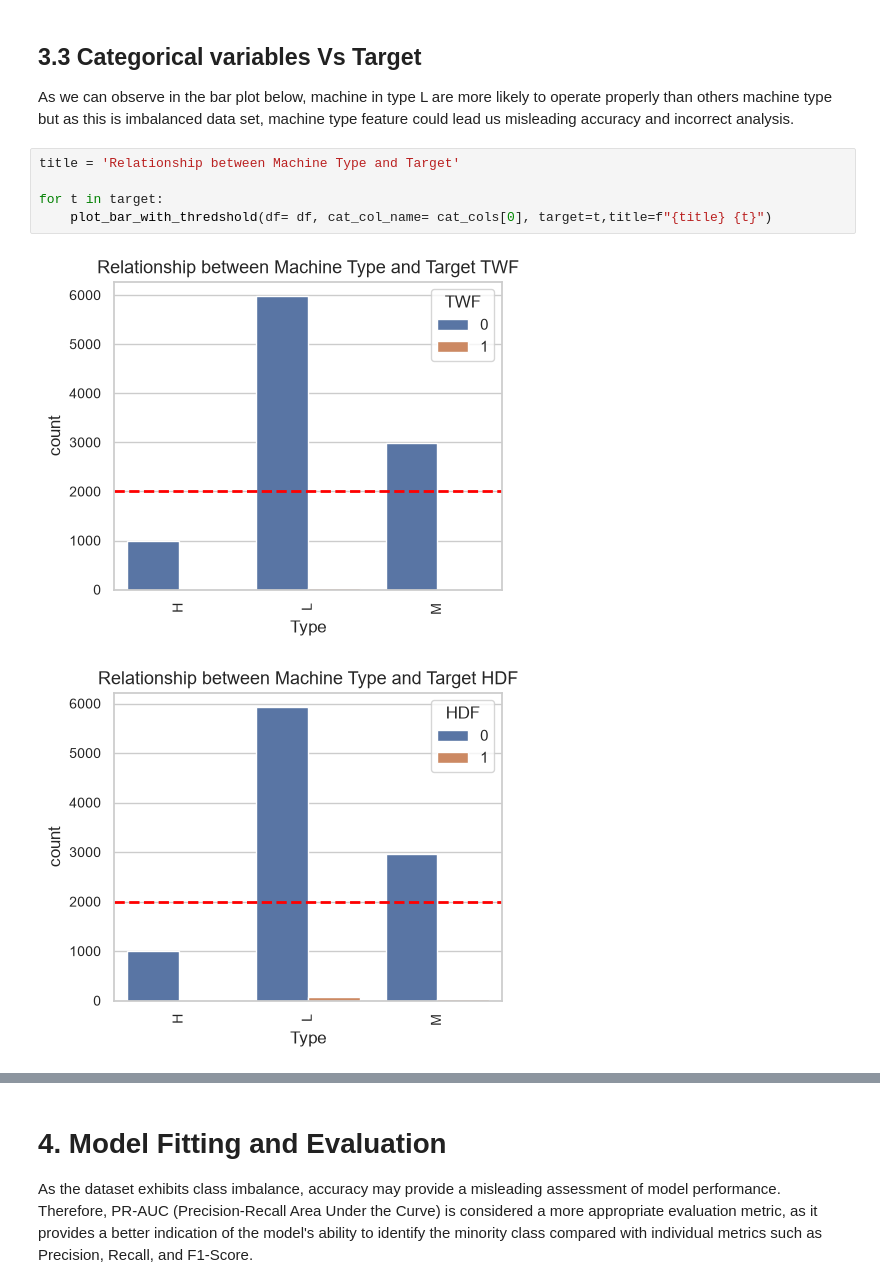
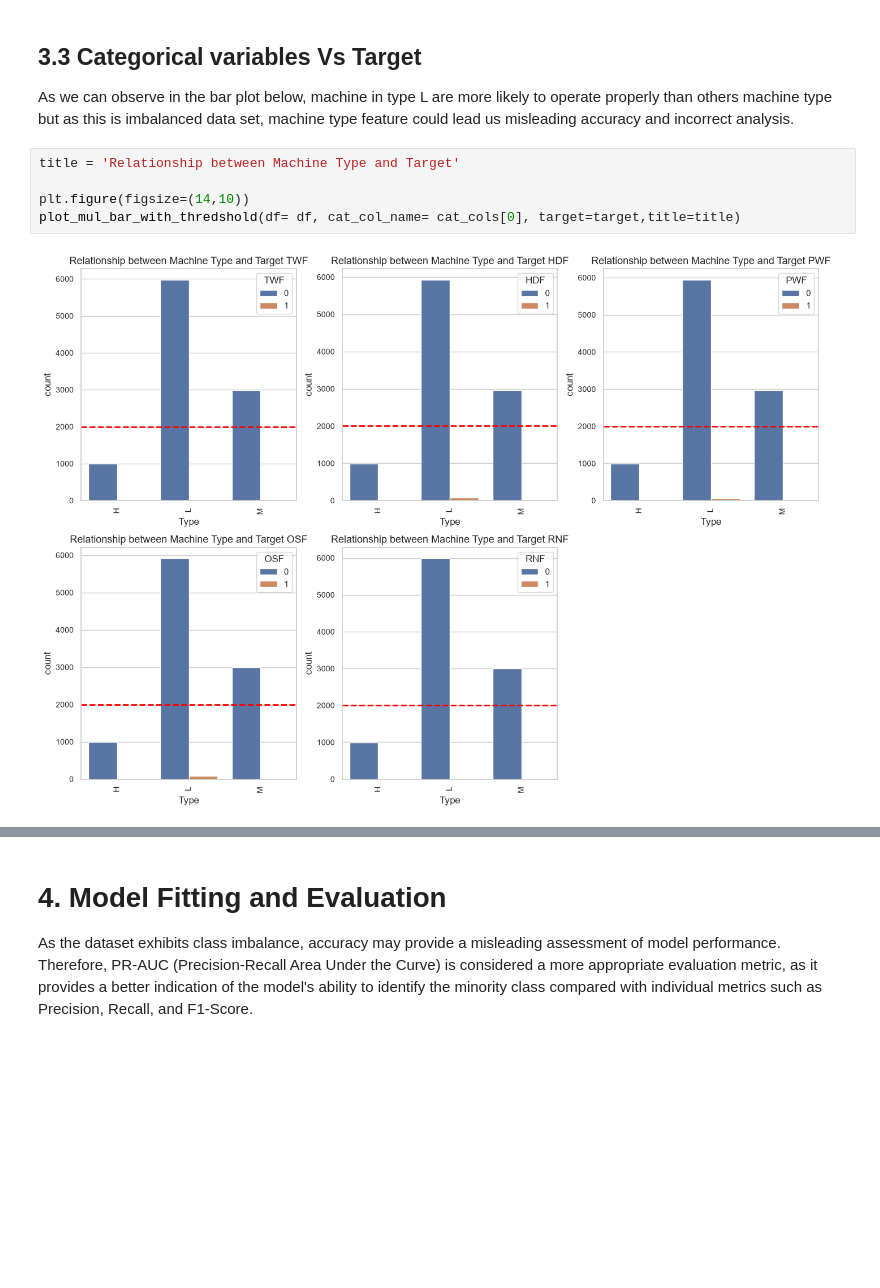
Before and after one commit to OctaviaMay/Machine-Failure-Prediction, a Jupyter notebook: notebooks/03_modeling_multiclass.ipynb, the cells around one changed output, grey strips where cells are left out. Drawn from its saved outputs; the diff is of its cells as text; blank space fills up the shorter version.

```diff
--- a/notebooks/03_modeling_multiclass.ipynb
+++ b/notebooks/03_modeling_multiclass.ipynb
@@ -192,8 +189,7 @@ As we can observe in the bar plot below, machine in type L are more likely to op
 # %%
 title = 'Relationship between Machine Type and Target'
 
-for t in target:
-    plot_bar_with_thredshold(df= df, cat_col_name= cat_cols[0], target=t,title=f"{title} {t}")
+plt.figure(figsize=(14,10))
+plot_mul_bar_with_thredshold(df= df, cat_col_name= cat_cols[0], target=target,title=title)
 # %% [output]
-[figure, old version]
+[figure, new version]
-[figure, removed]
```
Also changed, not shown: parts of 5 cells of this notebook, 1 other file.
